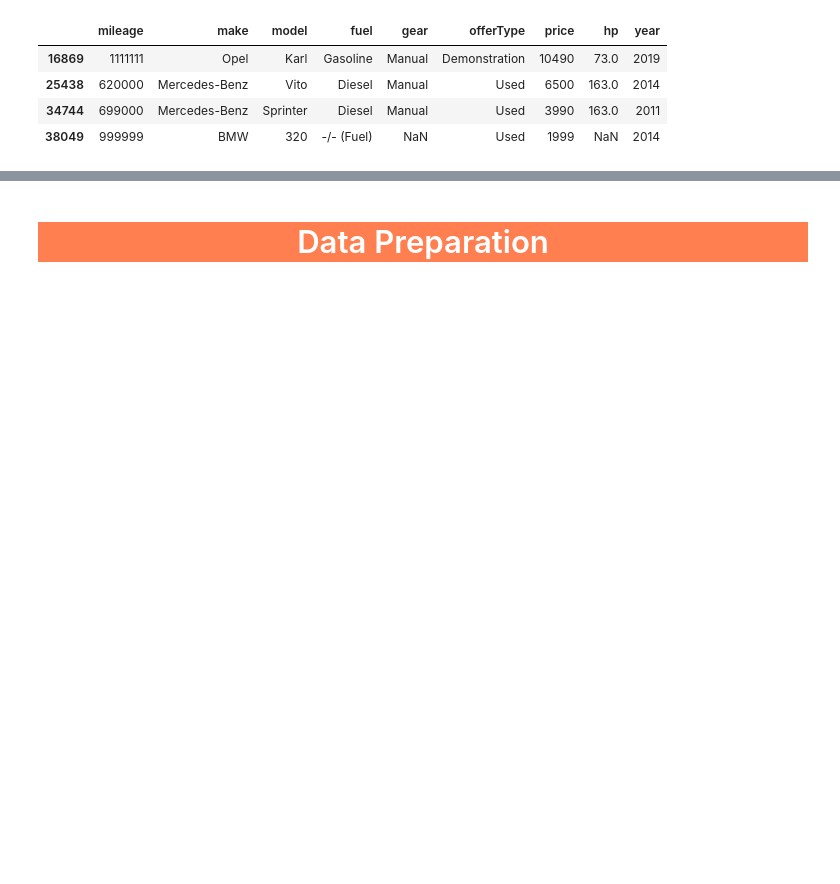
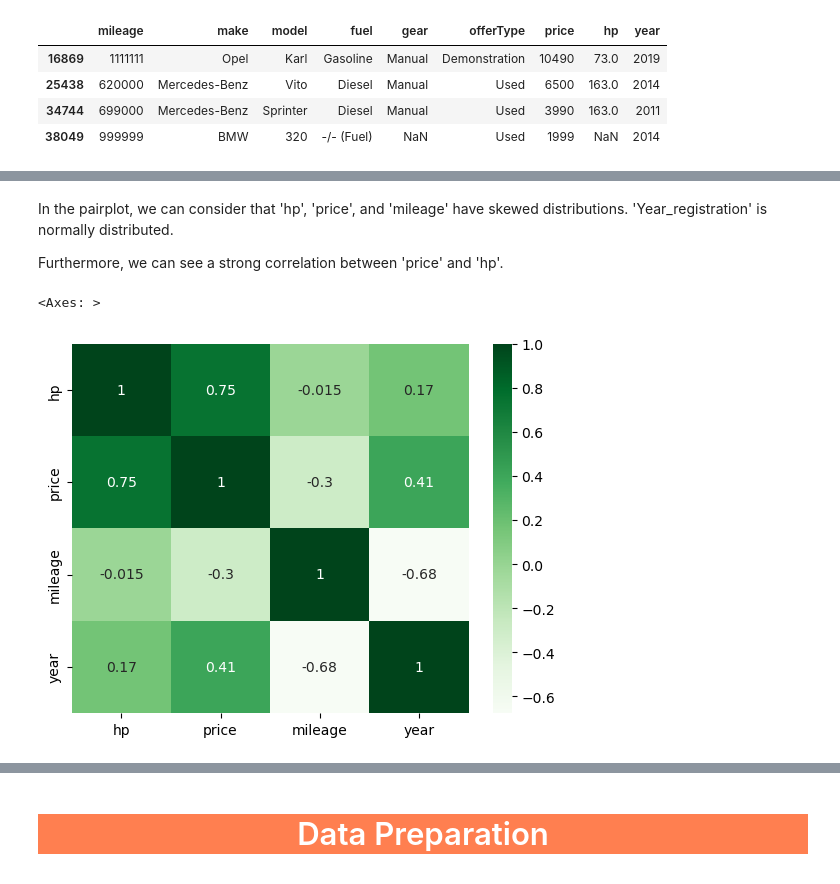
Before and after one commit to MaMut1991/AutoScout360, a Jupyter notebook: Project.ipynb, the cells around one changed output, grey strips where cells are left out. Drawn from its saved outputs; the diff is of its cells as text; code cells hidden in the pictures; blank space fills up the shorter version.

```diff
--- a/Project.ipynb
+++ b/Project.ipynb
@@ -124,0 +136,11 @@ There are 3 cars that are very expensive in reality. We can conclude that these
+# %% [markdown]
+In the pairplot, we can consider that 'hp', 'price', and 'mileage' have skewed distributions. 'Year_registration' is normally distributed.
+
+Furthermore, we can see a strong correlation between 'price' and 'hp'.
+# %%
+# Check correlations
+numerical_features = ['hp', 'price','mileage','year']
+sns.heatmap(data=data[numerical_features].corr(),annot=True, cmap='Greens')
+# %% [output]
+<Axes: >
+[figure, added]
```
Also changed, not shown: parts of 45 cells of this notebook.
